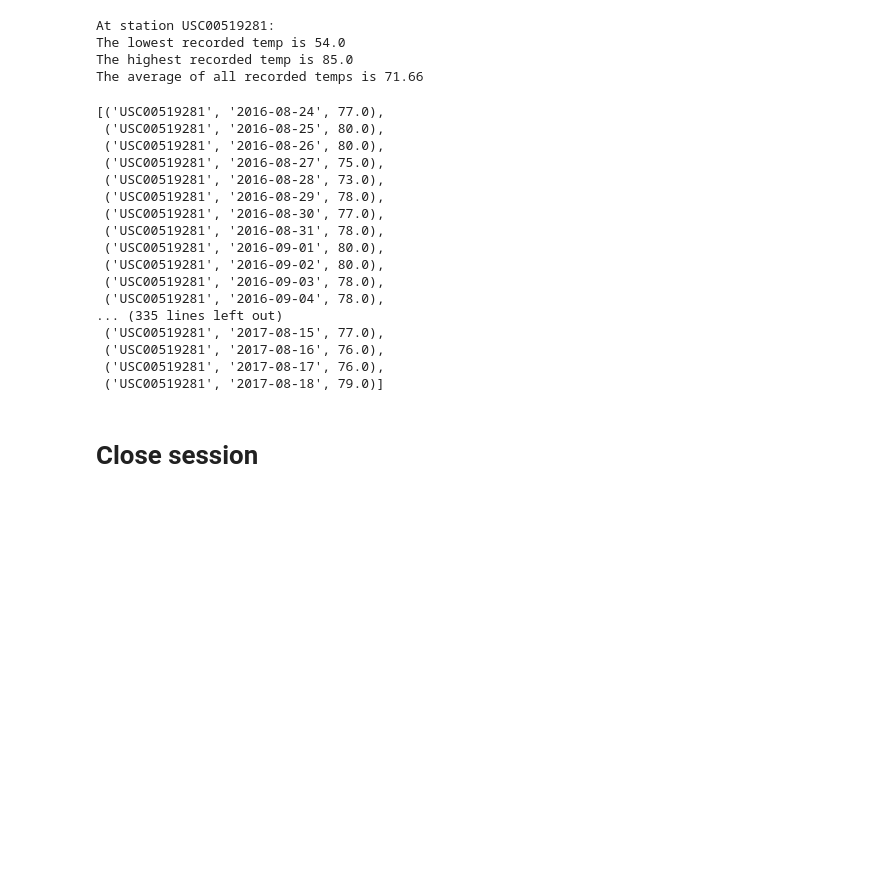
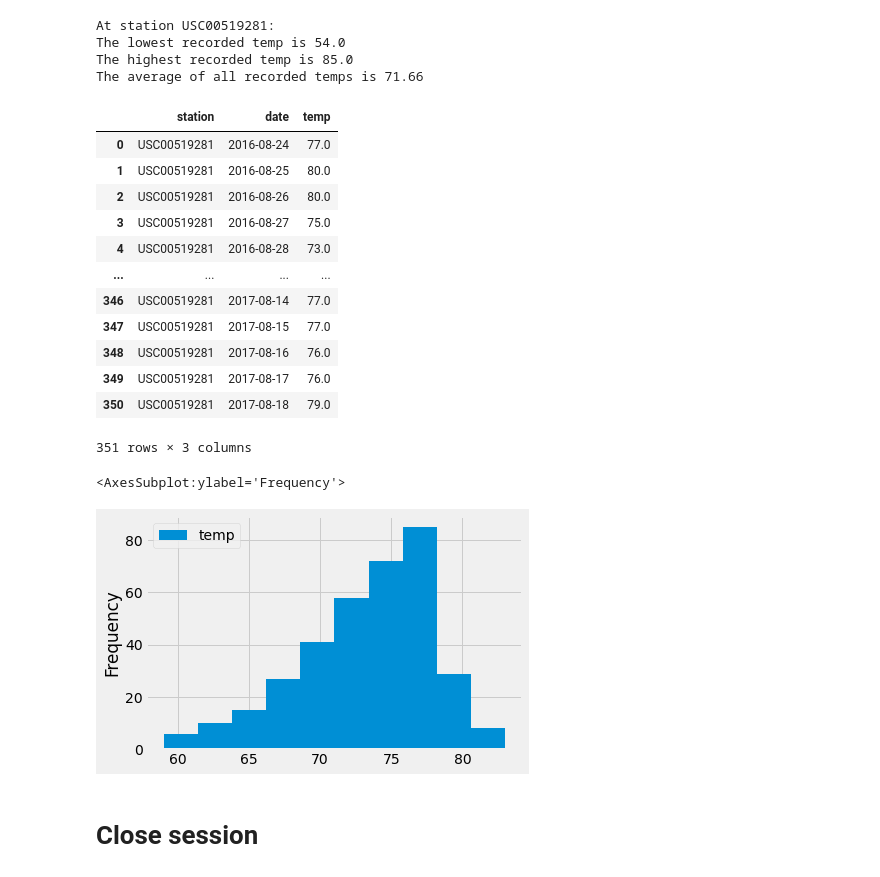
Before and after one commit to Jbullis29/sqlalchemy-challenge, a Jupyter notebook: climate_analysis.ipynb, the cells around one changed output. Saved outputs shown, nothing was run; the diff lists cells and outputs as text; code cells hidden in the pictures; blank space fills up the shorter version.

Commit message:
just about finished my query and plotted hist

```diff
--- a/climate_analysis.ipynb
+++ b/climate_analysis.ipynb
@@ -163,27 +164,29 @@ The average of all recorded temps is 71.66
 starte_date = dt.datetime(2016,8,18)
 
 temps = sesh.query(measurement.station, measurement.date, measurement.tobs).\
-filter(measurement.station == 'USC00519281').\
-filter(measurement.date >= start_date).all()
-temps
+filter(measurement.station == 'USC00519281', measurement.date >= start_date).all()
+temps_list = [{'station':temp[0], 'date':temp[1], 'temp':temp[2]} for temp in temps]
+temps_df = pd.DataFrame(temps_list)
+temps_df
 # %% [output]
+|  | station | date | temp |
+| 0 | USC00519281 | 2016-08-24 | 77.0 |
+| 1 | USC00519281 | 2016-08-25 | 80.0 |
+| 2 | USC00519281 | 2016-08-26 | 80.0 |
+| 3 | USC00519281 | 2016-08-27 | 75.0 |
+| 4 | USC00519281 | 2016-08-28 | 73.0 |
+| ... | ... | ... | ... |
+| 346 | USC00519281 | 2017-08-14 | 77.0 |
+| 347 | USC00519281 | 2017-08-15 | 77.0 |
+| 348 | USC00519281 | 2017-08-16 | 76.0 |
+| 349 | USC00519281 | 2017-08-17 | 76.0 |
+| 350 | USC00519281 | 2017-08-18 | 79.0 |
-[('USC00519281', '2016-08-24', 77.0),
- ('USC00519281', '2016-08-25', 80.0),
- ('USC00519281', '2016-08-26', 80.0),
- ('USC00519281', '2016-08-27', 75.0),
- ('USC00519281', '2016-08-28', 73.0),
- ('USC00519281', '2016-08-29', 78.0),
- ('USC00519281', '2016-08-30', 77.0),
- ('USC00519281', '2016-08-31', 78.0),
- ('USC00519281', '2016-09-01', 80.0),
- ('USC00519281', '2016-09-02', 80.0),
- ('USC00519281', '2016-09-03', 78.0),
- ('USC00519281', '2016-09-04', 78.0),
-... (335 lines left out)
- ('USC00519281', '2017-08-15', 77.0),
- ('USC00519281', '2017-08-16', 76.0),
- ('USC00519281', '2017-08-17', 76.0),
- ('USC00519281', '2017-08-18', 79.0)]
+351 rows × 3 columns
+# %%
+temps_df.plot.hist()
+# %% [output]
+<AxesSubplot:ylabel='Frequency'>
+[figure, added]
 # %% [markdown]
 # Close session
 # %%
```
Also changed, not shown: parts of 1 cell of this notebook.
